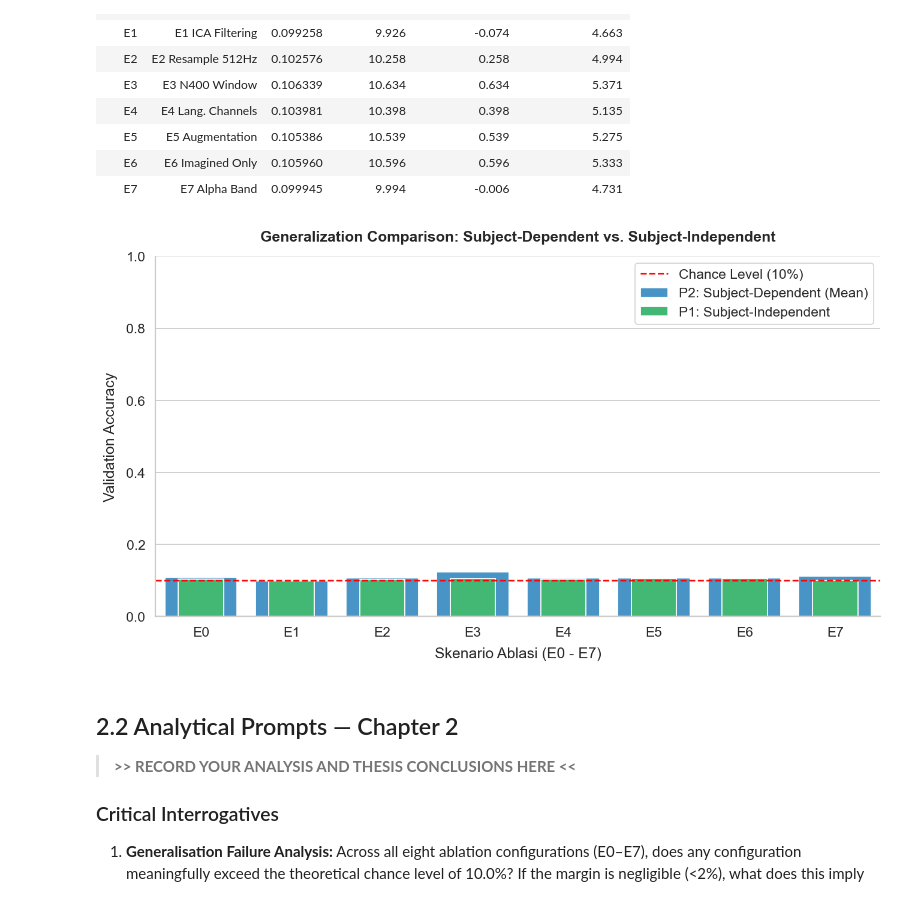
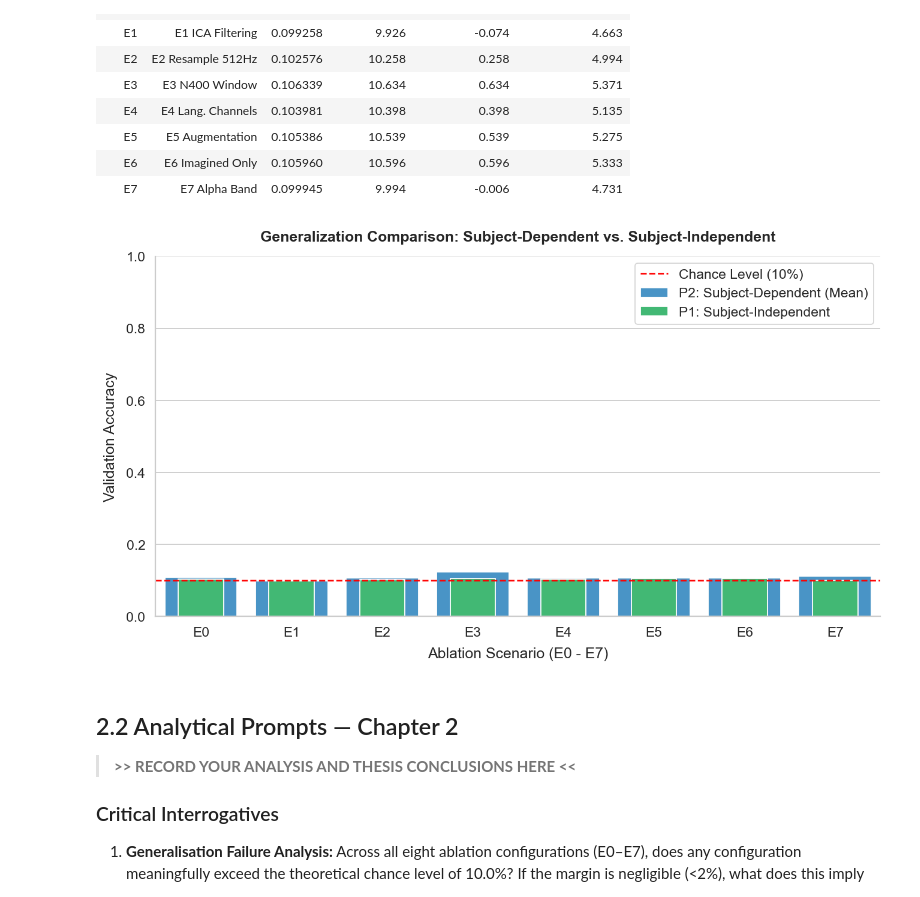
Before and after one commit to rynandasonduty/bci-neurandiar, a Jupyter notebook: notebooks/BCI_Master_Journal_Q1_Final.ipynb, the cells around one changed output. Saved outputs shown, nothing was run; the diff lists cells and outputs as text; code cells hidden in the pictures.

```diff
--- a/notebooks/BCI_Master_Journal_Q1_Final.ipynb
+++ b/notebooks/BCI_Master_Journal_Q1_Final.ipynb
@@ -703,30 +706,30 @@ display(HTML(summary.to_html(index=False, border=0)))
 | E6 | E6 Imagined Only | 0.105960 | 10.596 | 0.596 | 5.333 |
 | E7 | E7 Alpha Band | 0.099945 | 9.994 | -0.006 | 4.731 |
 # %%
-# [TAMBAHKAN DI NOTEBOOK] Analisis Perbandingan P1 vs Rata-rata P2
+# P1 vs P2 Generalization Comparison — mean subject-dependent accuracy vs. global model per ablation scenario
 import seaborn as sns
 import matplotlib.pyplot as plt
 
-# Hitung rata-rata P2 per eksperimen
+# Compute mean P2 accuracy per experiment (average over all 12 subjects)
 p2_mean = df_p2.groupby('exp_id')['accuracy'].mean().reset_index()
 
 plt.figure(figsize=(12, 6))
-# Plot P2 (Subject-Dependent)
+# Plot P2: Subject-Dependent (per-subject mean across 12 subjects)
 sns.barplot(x='exp_id', y='accuracy', data=p2_mean, color='#3498DB', label='P2: Subject-Dependent (Mean)')
-# Plot P1 (Subject-Independent)
+# Plot P1: Subject-Independent (global pooled model)
 sns.barplot(x='exp_id', y='accuracy', data=df_p1, color='#2ECC71', label='P1: Subject-Independent', width=0.5)
 
-# Garis Chance Level (10%)
+# Chance level baseline: 1/19 classes (5.26%); 10% is the conservative reporting threshold
 plt.axhline(y=0.10, color='red', linestyle='--', label='Chance Level (10%)')
 
 plt.title("Generalization Comparison: Subject-Dependent vs. Subject-Independent", fontweight='bold')
 plt.ylabel("Validation Accuracy")
-plt.xlabel("Skenario Ablasi (E0 - E7)")
+plt.xlabel("Ablation Scenario (E0 - E7)")
 plt.legend()
 plt.ylim(0, 1.0)
 plt.show()
 # %% [output]
-[figure, old version]
+[figure, new version]
 # %% [markdown]
 ## 2.2 Analytical Prompts — Chapter 2
 
```
Also changed, not shown: parts of 4 cells of this notebook, 12 other files.
